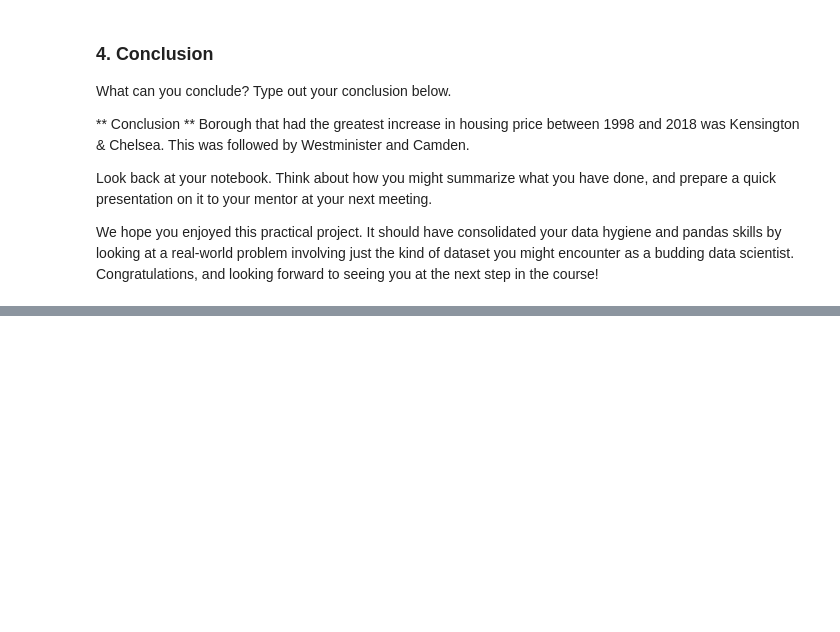
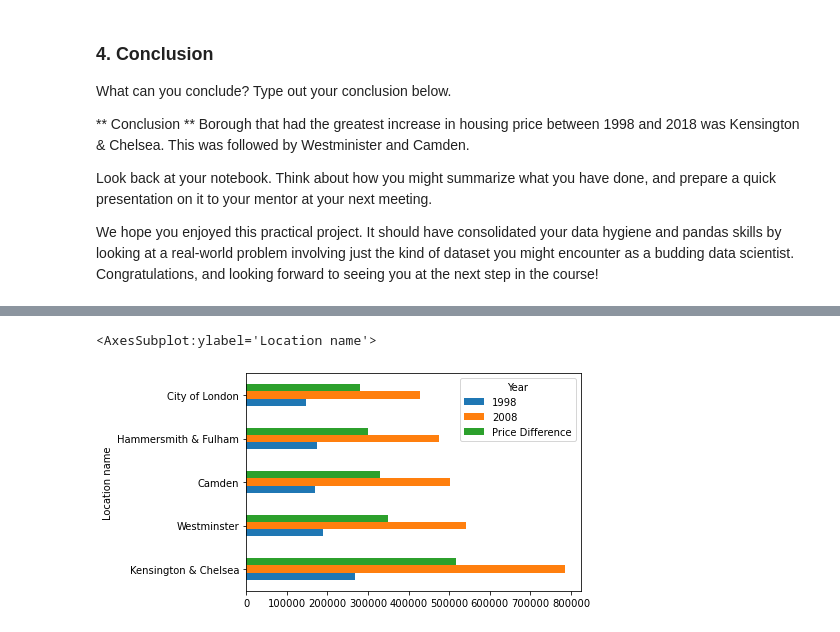
Before and after one commit to dsoundar12/Springboard, a Jupyter notebook: Unit 4 Challenge - Tier 3.ipynb, the cells around one changed output, grey strips where cells are left out. Saved outputs shown, nothing was run; the diff lists cells and outputs as text; code cells hidden in the pictures; blank space fills up the shorter version.

```diff
--- a/Unit 4 Challenge - Tier 3.ipynb
+++ b/Unit 4 Challenge - Tier 3.ipynb
@@ -694,0 +705,7 @@ We hope you enjoyed this practical project. It should have consolidated your dat
+# %%
+trun_table2_sorted = trun_table2.sort_values("Price Difference", ascending=False)
+# %%
+trun_table2_sorted.head().plot(kind='barh')
+# %% [output]
+<AxesSubplot:ylabel='Location name'>
+[figure, added]
```
Also changed, not shown: parts of 6 cells of this notebook.
